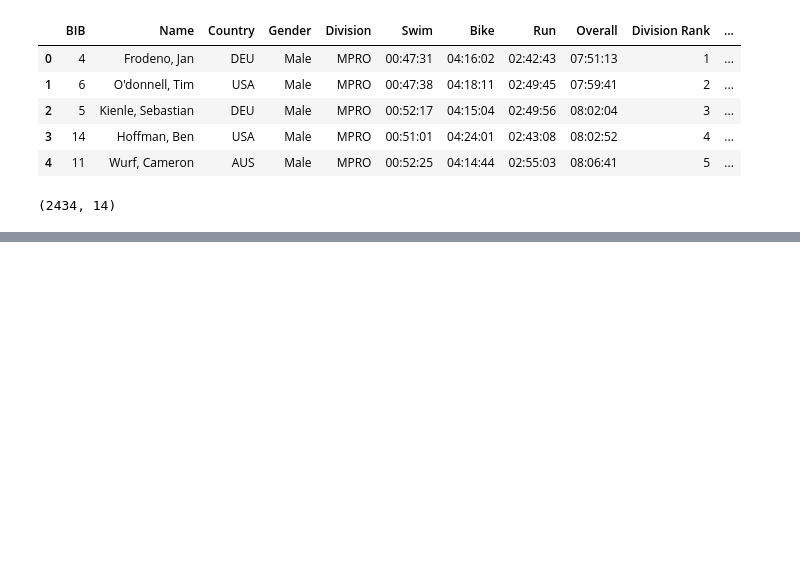
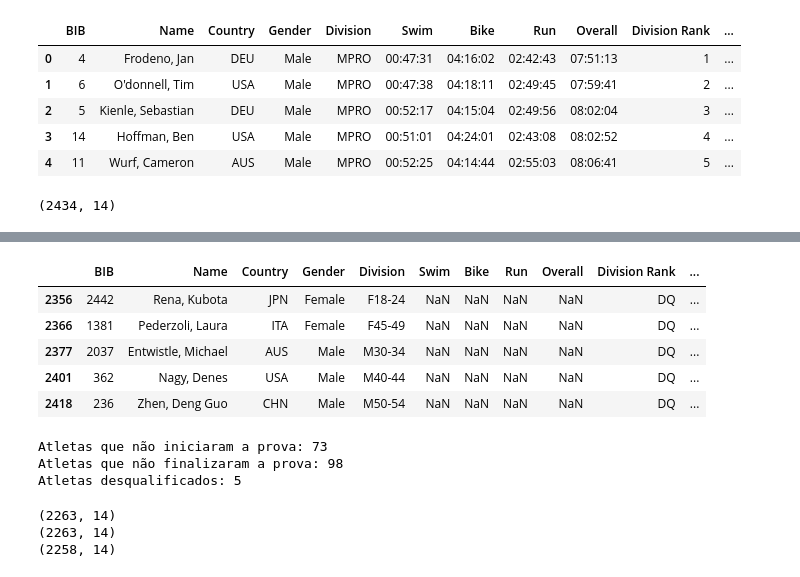
Before and after one commit to Luyyss/iron_man_2019_stats, a Jupyter notebook: app.ipynb, the cells around one changed output, grey strips where cells are left out. Cells and saved outputs as stored; diff of their text form; code cells hidden in the pictures; blank space fills up the shorter version.

```diff
--- a/app.ipynb
+++ b/app.ipynb
@@ -27,0 +81,30 @@ plt.show()
+# %%
+atletas_dq = data.loc[data['Overall Rank'] == 'DQ']
+atletas_dq.head()
+# %% [output]
+|  | BIB | Name | Country | Gender | Division | Swim | Bike | Run | Overall | Division Rank | ... |
+| 2356 | 2442 | Rena, Kubota | JPN | Female | F18-24 | NaN | NaN | NaN | NaN | DQ | ... |
+| 2366 | 1381 | Pederzoli, Laura | ITA | Female | F45-49 | NaN | NaN | NaN | NaN | DQ | ... |
+| 2377 | 2037 | Entwistle, Michael | AUS | Male | M30-34 | NaN | NaN | NaN | NaN | DQ | ... |
+| 2401 | 362 | Nagy, Denes | USA | Male | M40-44 | NaN | NaN | NaN | NaN | DQ | ... |
+| 2418 | 236 | Zhen, Deng Guo | CHN | Male | M50-54 | NaN | NaN | NaN | NaN | DQ | ... |
+# %%
+print('Atletas que não iniciaram a prova: '+str(atletas_dns.shape[0]))
+print('Atletas que não finalizaram a prova: '+str(atletas_dnf.shape[0]))
+print('Atletas desqualificados: '+str(atletas_dq.shape[0]))
+# %% [output]
+Atletas que não iniciaram a prova: 73
+Atletas que não finalizaram a prova: 98
+Atletas desqualificados: 5
+# %%
+data.shape
+data = data.drop(data[data['Overall Rank'] == 'DNF'].index)
+print(data.shape)
+data = data.drop(data[data['Overall Rank'] == 'DNS'].index)
+print(data.shape)
+data = data.drop(data[data['Overall Rank'] == 'DQ'].index)
+print(data.shape)
+# %% [output]
+(2263, 14)
+(2263, 14)
+(2258, 14)
```
Also changed, not shown: parts of 12 cells of this notebook, 5 other files.
